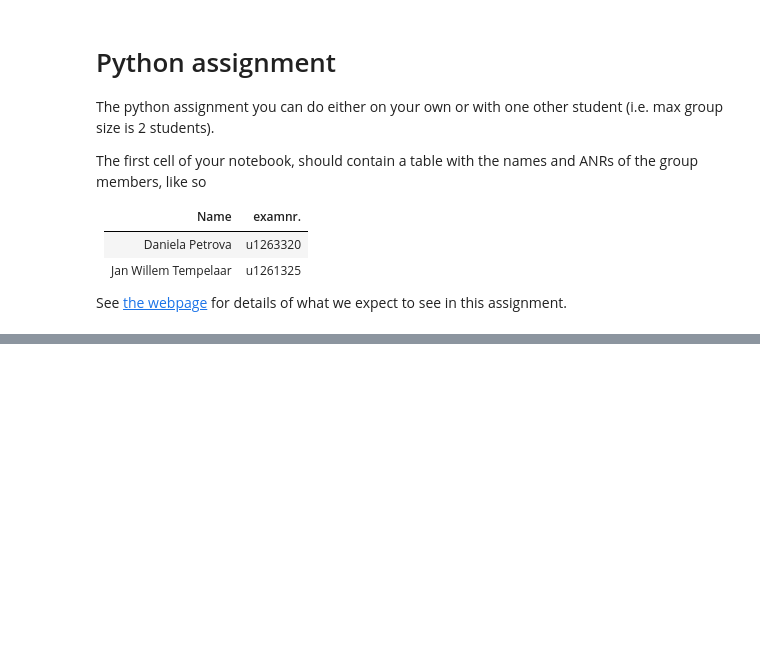
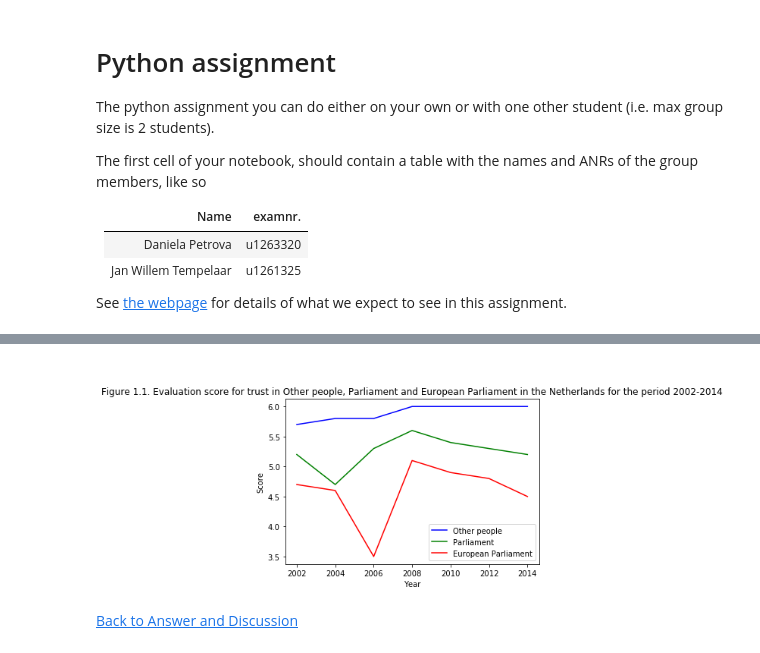
Before and after one commit to DaniPetrova/assignments, a Jupyter notebook: Final_Assignment_AEA1.ipynb, the cells around one changed output, grey strips where cells are left out. Drawn from its saved outputs; the diff is of its cells as text; code cells hidden in the pictures; blank space fills up the shorter version.

```diff
--- a/Final_Assignment_AEA1.ipynb
+++ b/Final_Assignment_AEA1.ipynb
@@ -55,0 +108,29 @@ fin crisis and other explanations of change in trust
+# %%
+# First we clear all previous python imports and variables by resetting the python kernel.
+# We load the edited dataset using only scores
+%reset -f
+
+
+import pandas as pd
+#importing packages
+import math
+import numpy as np
+import pandas as pd
+from scipy import arange, optimize
+import matplotlib.pyplot as plt
+%matplotlib inline
+
+import plotly.plotly as py
+import plotly.graph_objs as go
+
+
+df_trust = pd.read_csv('Trust_in_others_law_170118125214.csv', sep = ',')
+
+
+%matplotlib inline
+# %%
+df_trust.fillna(method='ffill', inplace=True)
+df_trust.set_index('Countries', inplace=True)
+df_trust.Periods = pd.to_datetime(df_trust.Periods, format="%Y")
+df_trust.head(14)
+#for a general look at the data
@@ -55,0 +177,3 @@ fin crisis and other explanations of change in trust
+# %%
+dfNL = df_trust[['Periods', 'Other people' , 'Parliament', 'European Parliament']].loc[df_trust.index=='The Netherlands']
+dfNL
@@ -55,0 +190,15 @@ fin crisis and other explanations of change in trust
+# %% [markdown]
+<a id='Figure 1.1.'></a>
+# %%
+plt.plot(dfNL.Periods, dfNL['Other people'], color='b')
+plt.plot(dfNL.Periods, dfNL['Parliament'], color='g')
+plt.plot(dfNL.Periods, dfNL['European Parliament'], color='r')
+plt.xlabel('Year')
+plt.ylabel('Score')
+plt.legend()
+plt.title('Figure 1.1. Evaluation score for trust in Other people, Parliament and European Parliament in the Netherlands for the period 2002-2014')
+plt.show()
+# %% [output]
+[figure, added]
+# %% [markdown]
+[Back to Answer and Discussion](#Answer)
```
Also changed, not shown: parts of 46 cells of this notebook.
